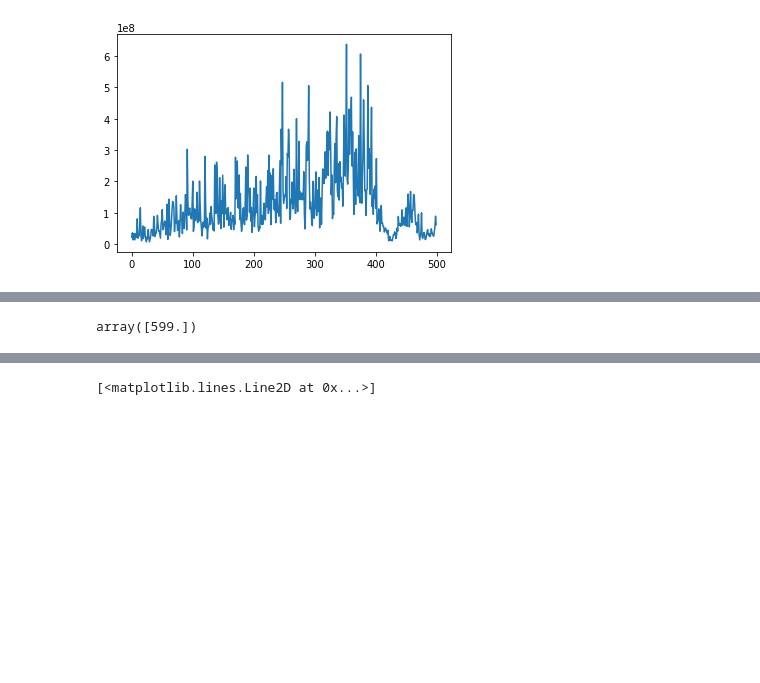
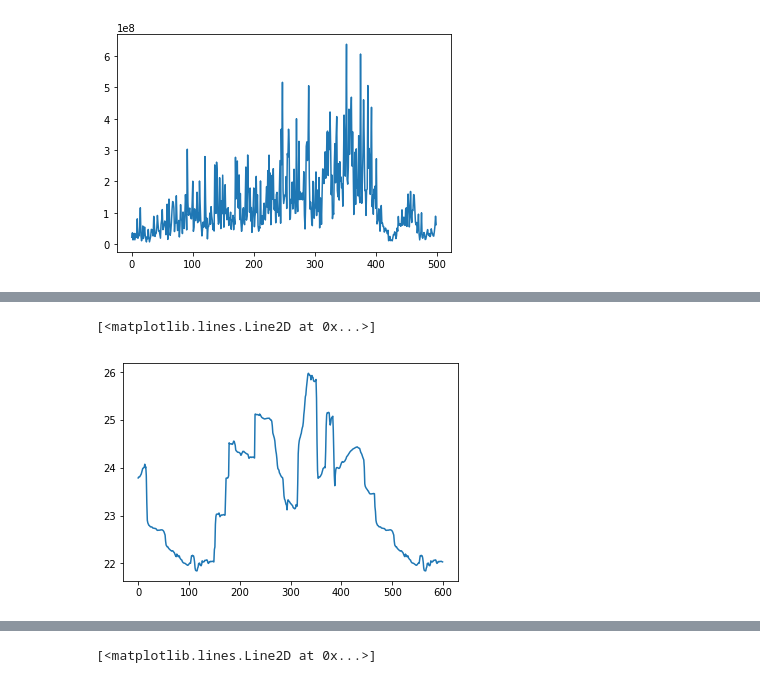
Before and after one commit to alpha358/audio_motif_search, a Jupyter notebook: analyse_two_series.ipynb, the cells around one changed output, grey strips where cells are left out. Cells and saved outputs as stored; diff of their text form; code cells hidden in the pictures; blank space fills up the shorter version.

```diff
--- a/analyse_two_series.ipynb
+++ b/analyse_two_series.ipynb
@@ -195,4 +193,5 @@ TypeError: stomp() takes 2 positional arguments but 3 were given
-# %%
-np.unique(mpIndex)
-# %% [output]
-array([599.])
+# %%
+plt.plot(matrix_profile)
+# %% [output]
+[<matplotlib.lines.Line2D at 0x...>]
+[figure, added]
```
Also changed, not shown: parts of 13 cells of this notebook, 1 other file.
